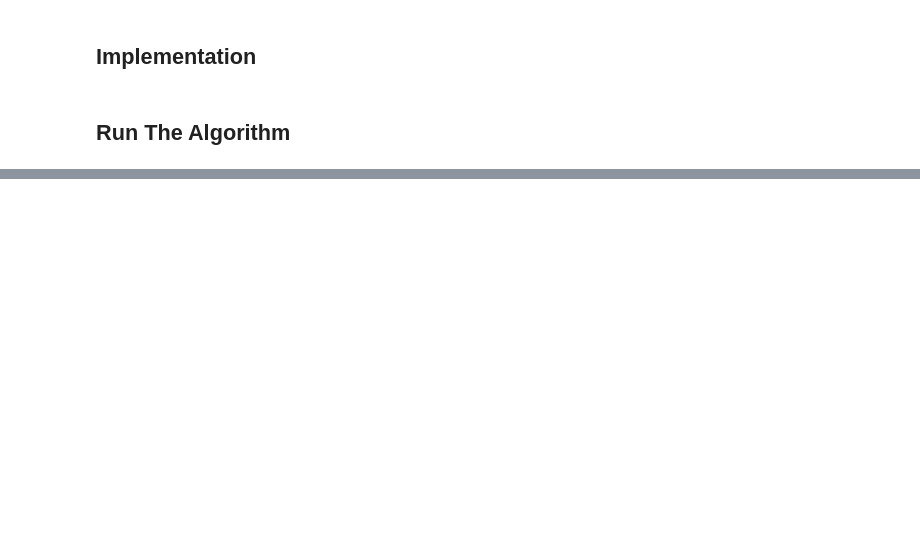
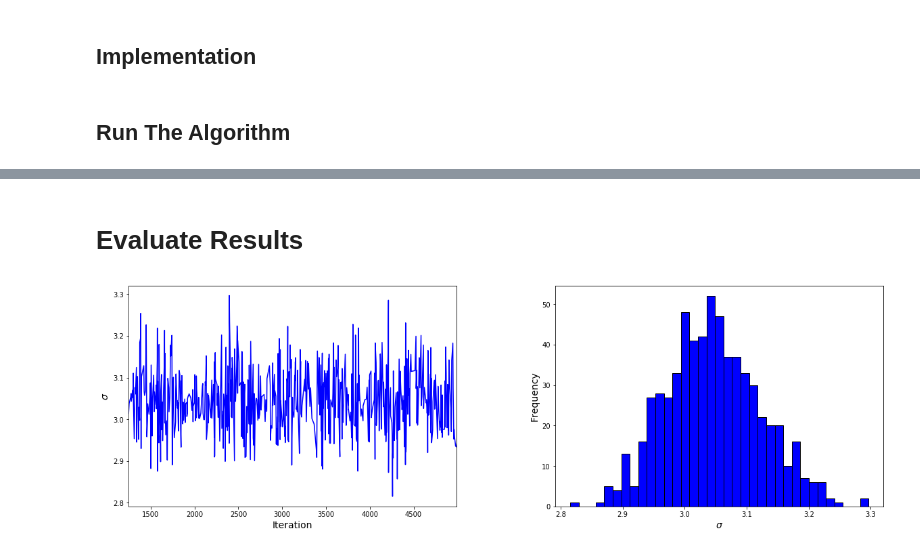
Before and after one commit to Seb-Good/mcmc_from_scratch, a Jupyter notebook: notebooks/mcmc_from_scratch.ipynb, the cells around one changed output, grey strips where cells are left out. Saved outputs shown, nothing was run; the diff lists cells and outputs as text; code cells hidden in the pictures; blank space fills up the shorter version.

```diff
--- a/notebooks/mcmc_from_scratch.ipynb
+++ b/notebooks/mcmc_from_scratch.ipynb
@@ -157,0 +168,21 @@ plt.show()
+# %% [markdown]
+# Evaluate Results
+# %%
+# Plot results
+fig = plt.figure(figsize=(20, 6), facecolor='w')
+fig.subplots_adjust(wspace=0.3, hspace=0)
+ax1 = plt.subplot2grid((1, 2), (0, 0))
+ax2 = plt.subplot2grid((1, 2), (0, 1))
+
+ax1.plot(accepted[int(accepted.shape[0] * 0.25):, 2], accepted[int(accepted.shape[0] * 0.25):, 1], '-b')
+ax1.set_xlabel('Iteration', fontsize=14)
+ax1.set_ylabel('$\sigma$', fontsize=14)
+ax1.set_xlim([accepted[int(accepted.shape[0] * 0.25), 2], accepted[accepted.shape[0]-1, 2]])
+
+ax2.hist(accepted[int(accepted.shape[0] * 0.25):, 1], color='b', edgecolor='k', bins=35)
+ax2.set_xlabel('$\sigma$', fontsize=14)
+ax2.set_ylabel('Frequency', fontsize=14)
+
+plt.show()
+# %% [output]
+[figure, added]
```
Also changed, not shown: parts of 13 cells of this notebook.
